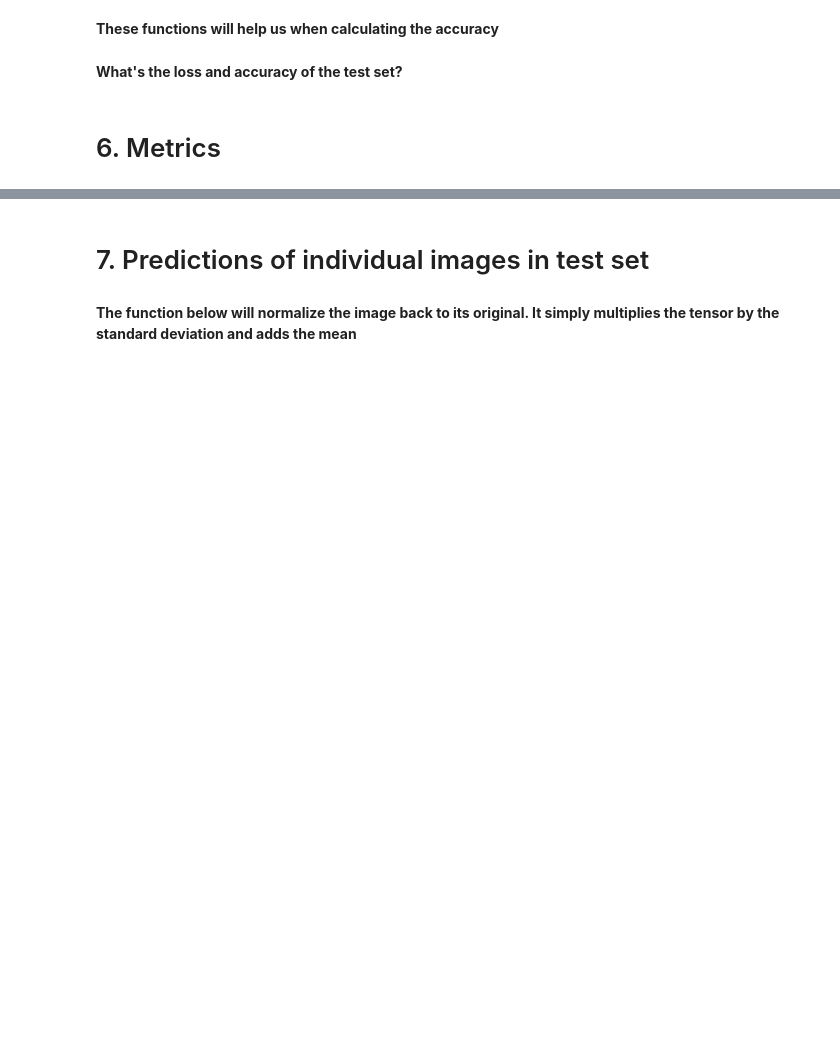
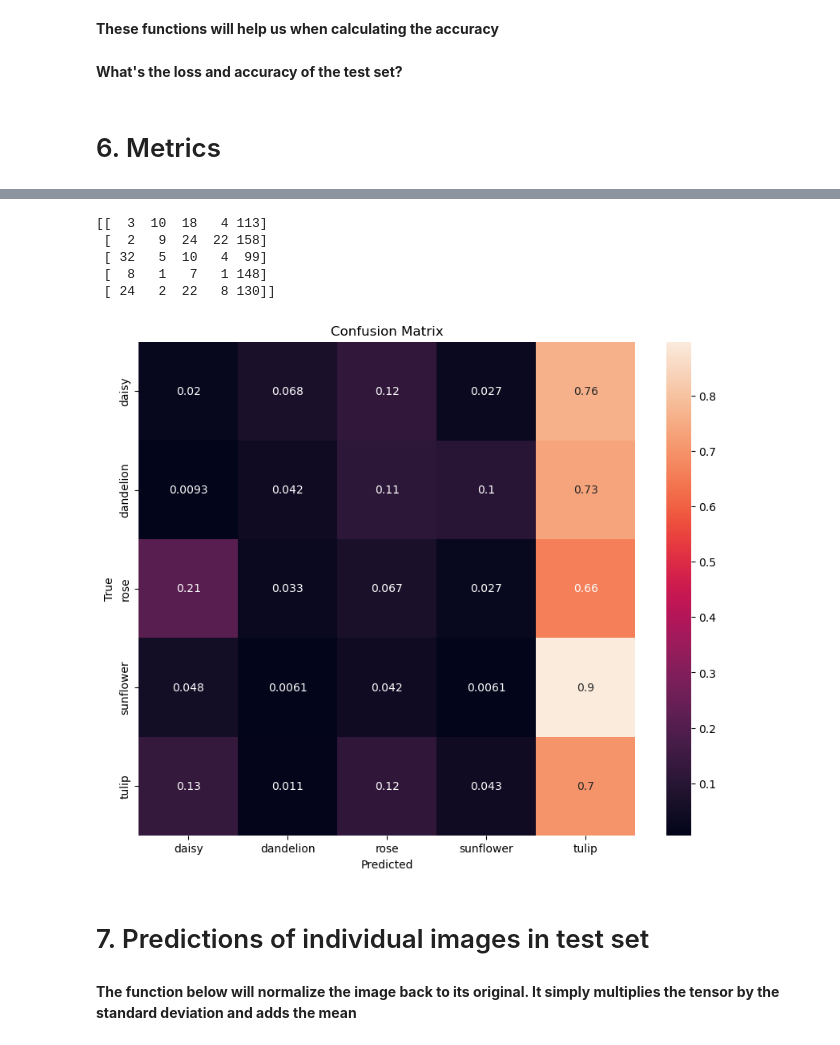
Before and after one commit to tunayildizuzh/MachineLearningforSciences, a Jupyter notebook: Labs/Lab7.ipynb, the cells around one changed output, grey strips where cells are left out. Cells and saved outputs as stored; diff of their text form; code cells hidden in the pictures; blank space fills up the shorter version.

```diff
--- a/Labs/Lab7.ipynb
+++ b/Labs/Lab7.ipynb
@@ -512,2 +513,25 @@ def test_predict(model, test_loader):
+# %%
+@torch.no_grad()
+def test_predict(model, test_loader):
+    model.eval()
+
+    test_preds = []
+    test_labels = []
+
+    for batch_x, batch_y in test_loader:
+
+        outputs = model(batch_x)
+
+        _, predicted = torch.max(outputs, dim=1)
+        predicted = predicted.tolist()
+        batch_y = batch_y.tolist()
+        test_preds.extend(predicted)
+        test_labels.extend(batch_y)
+
+
+    test_preds = torch.tensor(test_preds)
+    test_labels = torch.tensor(test_labels)
+
+    return test_preds, test_labels
 # %% [markdown]
 **What's the loss and accuracy of the test set?**
@@ -514,7 +542,7 @@ def test_predict(model, test_loader):
 # %%
 model=resnet34
 model.to(device)
-preds,labels = test_predict(model, loaders['test'])
+preds,labels = test_predict(model, test_loader)
 # %% [markdown]
 # 6. Metrics
 # %%
@@ -532,3 +566,30 @@ report_df.head(134)
+# %%
+from sklearn.metrics import confusion_matrix
+
+print(confusion_matrix(labels,preds))
+# %% [output]
+[[  3  10  18   4 113]
+ [  2   9  24  22 158]
+ [ 32   5  10   4  99]
+ [  8   1   7   1 148]
+ [ 24   2  22   8 130]]
+# %%
+def plot_confusion_matrix(y_true, y_pred, classes):
+    cm = confusion_matrix(y_true, y_pred)
+    cm = cm.astype('float') / cm.sum(axis=1)[:, np.newaxis]
+
+    plt.figure(figsize=(10, 8))
+    sns.heatmap(cm, annot=True, xticklabels=classes, yticklabels=classes)
+    plt.xlabel('Predicted')
+    plt.ylabel('True')
+    plt.title('Confusion Matrix')
+    plt.show()
+class_names = dataset.classes
+
+# Plot the confusion matrix
+plot_confusion_matrix(labels, preds, class_names)
+# %% [output]
+[figure, added]
 # %% [markdown]
 # 7. Predictions of individual images in test set
 # %% [markdown]
```
Also changed, not shown: parts of 6 cells of this notebook.
